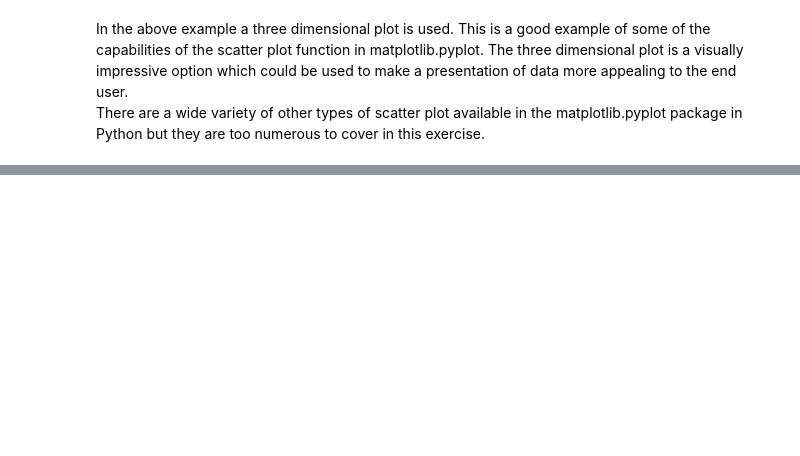
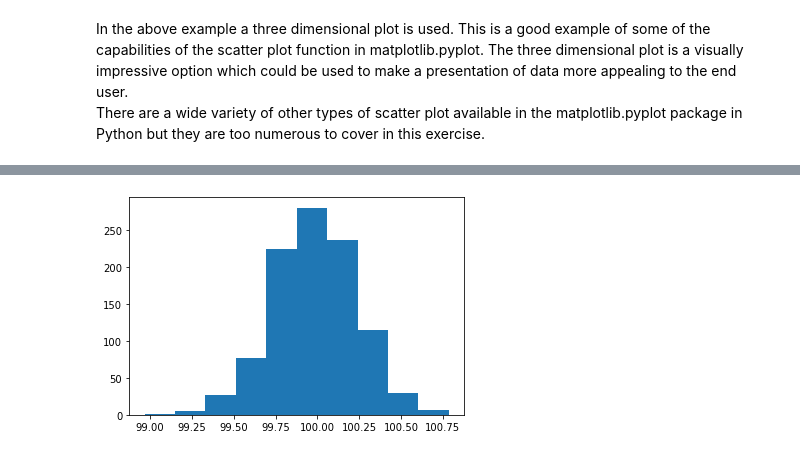
Before and after one commit to G00398275/FODA2021, a Jupyter notebook: pyplot.ipynb, the cells around one changed output, grey strips where cells are left out. Cells and saved outputs as stored; diff of their text form; code cells hidden in the pictures; blank space fills up the shorter version.

Commit message:
Updating Histogram plotting section of pyplot.ipynb

```diff
--- a/pyplot.ipynb
+++ b/pyplot.ipynb
@@ -158,0 +164,13 @@ There are a wide variety of other types of scatter plot available in the matplot
+# %%
+# Creating random set of data in a required range
+# Typcially a specification limit of 99.0 to 101.0% is set for an assay
+# Any results outside this range would be rejected
+# Centering data around 100.0% with standard deviation of 0.25
+# As the data is normally distributed the vast majority will be within 100.0 +/- 3*0.25%
+x = np.random.normal (100.0, 0.25, 1000)
+
+plt.hist (x)
+plt.rcParams["figure.figsize"] = (6,4) # Amend size as per lecture
+plt.show()
+# %% [output]
+[figure, added]
```
Also changed, not shown: parts of 15 cells of this notebook.
